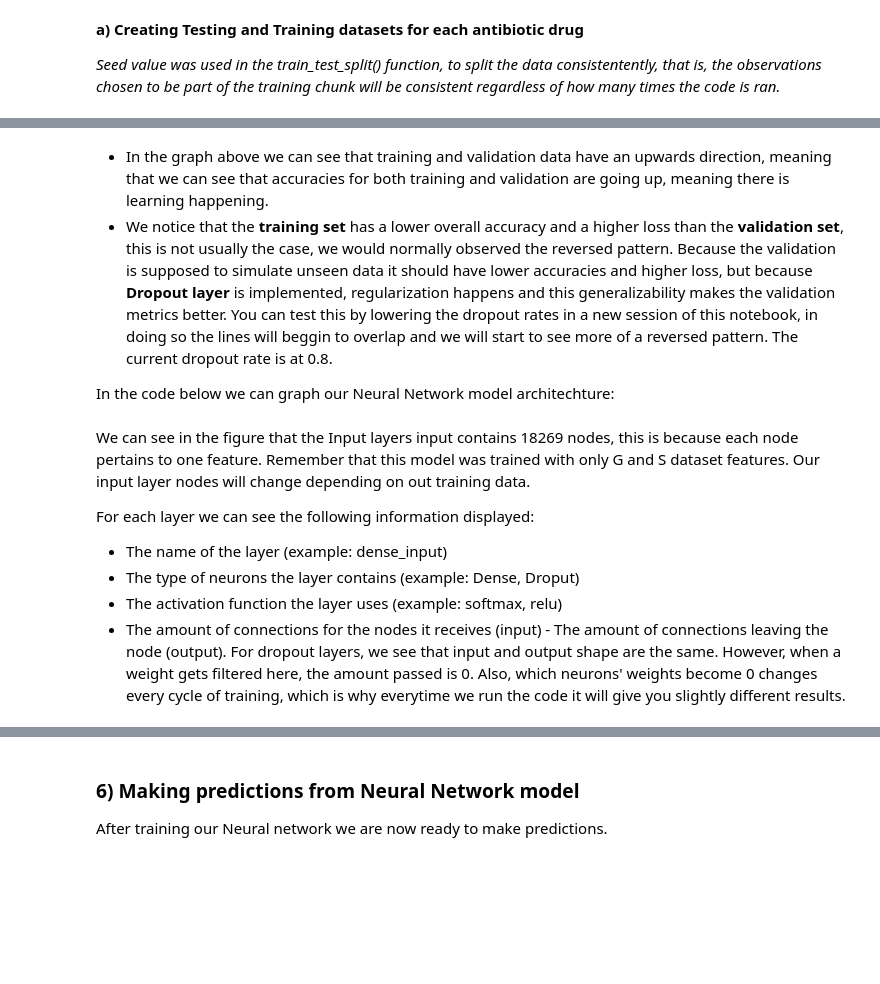
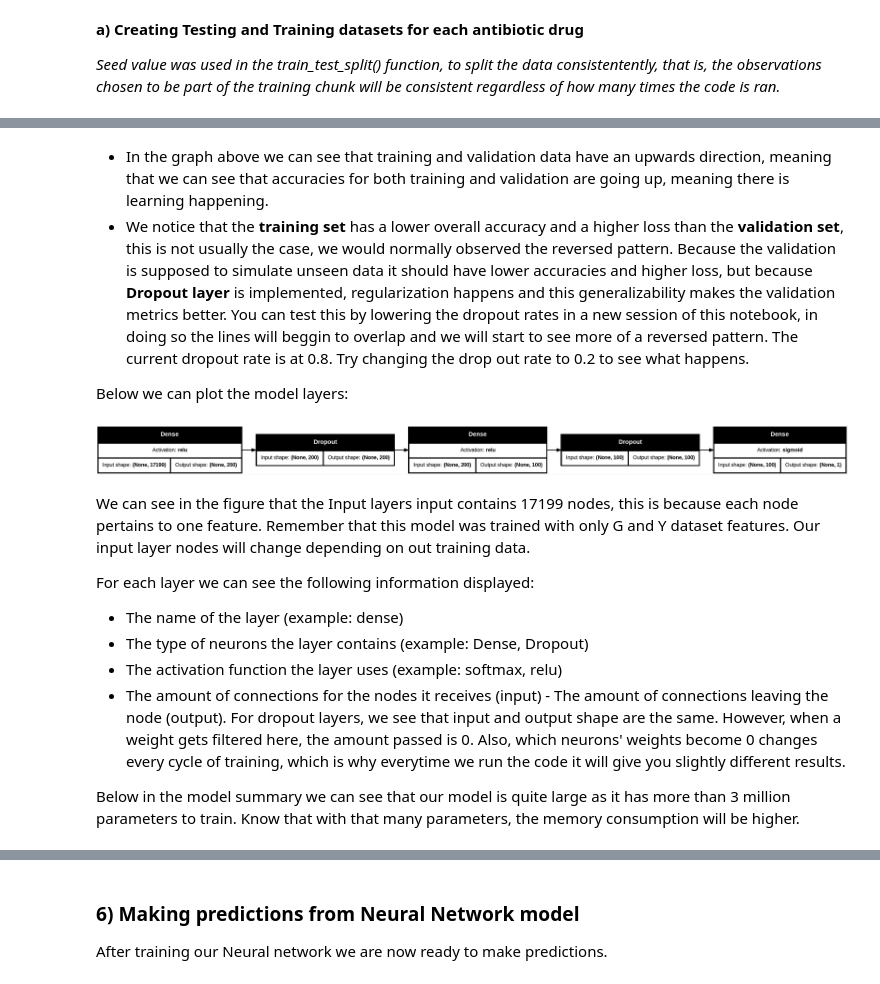
Before and after one commit to Lucy-Moctezuma/ML-Tutorial-for-Antibiotic-Resistance-Predictions-for-E.-Coli, a Jupyter notebook: 5)_Neural_Network.ipynb, the cells around one changed output, grey strips where cells are left out. Cells and saved outputs as stored; diff of their text form; code cells hidden in the pictures; blank space fills up the shorter version.

```diff
--- a/5)_Neural_Network.ipynb
+++ b/5)_Neural_Network.ipynb
@@ -403,16 +469,20 @@ DL_AMX_GS_model = run_DL(AMX_GS_train_array, AMX_Train_test_dic['labels_train'],
 # %% [markdown]
 - In the graph above we can see that training and validation data have an upwards direction, meaning that we can see that accuracies for both training and validation are going up, meaning there is learning happening.
-- We notice that the **training set** has a lower overall accuracy and a higher loss than the **validation set**, this is not usually the case, we would normally observed the reversed pattern. Because the validation is supposed to simulate unseen data it should have lower accuracies and higher loss, but because **Dropout layer** is implemented, regularization happens and this generalizability makes the validation metrics better. You can test this by lowering the dropout rates in a new session of this notebook, in doing so the lines will beggin to overlap and we will start to see more of a reversed pattern. The current dropout rate is at 0.8.
+- We notice that the **training set** has a lower overall accuracy and a higher loss than the **validation set**, this is not usually the case, we would normally observed the reversed pattern. Because the validation is supposed to simulate unseen data it should have lower accuracies and higher loss, but because **Dropout layer** is implemented, regularization happens and this generalizability makes the validation metrics better. You can test this by lowering the dropout rates in a new session of this notebook, in doing so the lines will beggin to overlap and we will start to see more of a reversed pattern. The current dropout rate is at 0.8. Try changing the drop out rate to 0.2 to see what happens.
 
-In the code below we can graph our Neural Network model architechture:
+Below we can plot the model layers:
 # %%
 # plotting the schematics of our model
-plot_model(DL_AMX_GS_model, to_file='/content/drive/MyDrive/EColi_ML_Plots/DL_AMX_GS_model_Architechture.jpg', show_shapes=True, show_layer_activations=True, rankdir='LR')
+plot_model(NN_AMX_GY_model, to_file='/content/drive/MyDrive/EColi_ML_Plots/NN_AMX_GY_model_Architechture.jpg', show_shapes=True, show_layer_activations=True, rankdir='LR')
+# %% [output]
+[figure, added]
 # %% [markdown]
-We can see in the figure that the Input layers input contains 18269 nodes, this is because each node pertains to one feature. Remember that this model was trained with only G and S dataset features. Our input layer nodes will change depending on out training data.
+We can see in the figure that the Input layers input contains 17199 nodes, this is because each node pertains to one feature. Remember that this model was trained with only G and Y dataset features. Our input layer nodes will change depending on out training data.
 
 For each layer we can see the following information displayed:
-- The name of the layer (example: dense_input)
-- The type of neurons the layer contains (example: Dense, Droput)
+- The name of the layer (example: dense)
+- The type of neurons the layer contains (example: Dense, Dropout)
 - The activation function the layer uses (example: softmax, relu)
 - The amount of connections for the nodes it receives (input) - The amount of connections leaving the node (output). For dropout layers, we see that input and output shape are the same. However, when a weight gets filtered here, the amount passed is 0. Also, which neurons' weights become 0 changes every cycle of training, which is why everytime we run the code it will give you slightly different results.
+
+Below in the model summary we can see that our model is quite large as it has more than 3 million parameters to train. Know that with that many parameters, the memory consumption will be higher.
```
Also changed, not shown: parts of 52 cells of this notebook.
